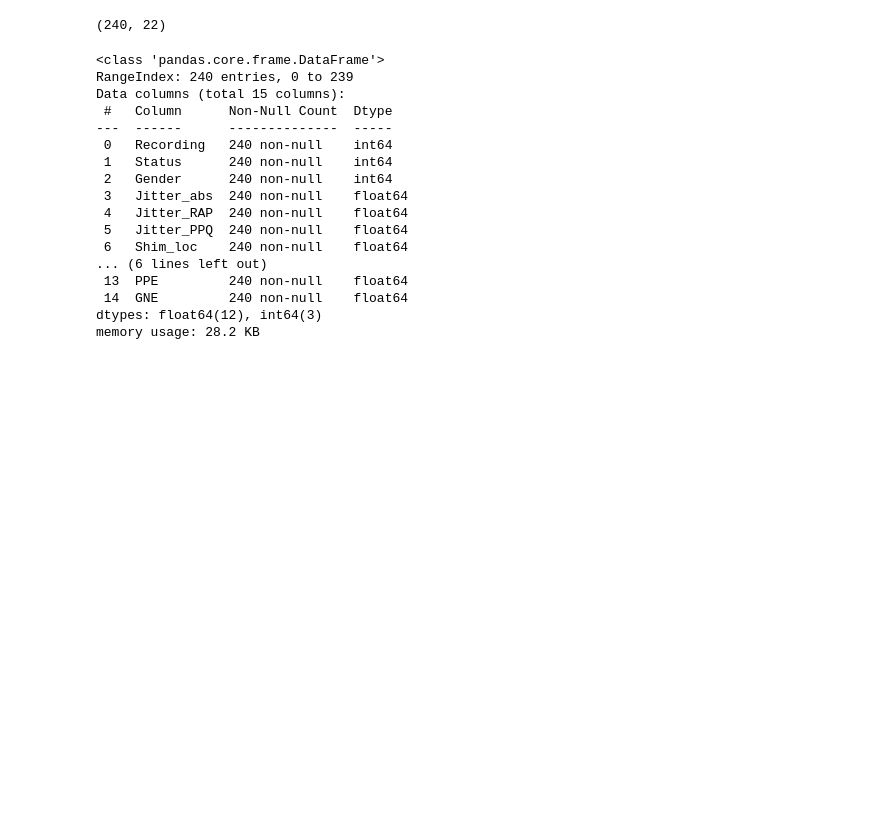
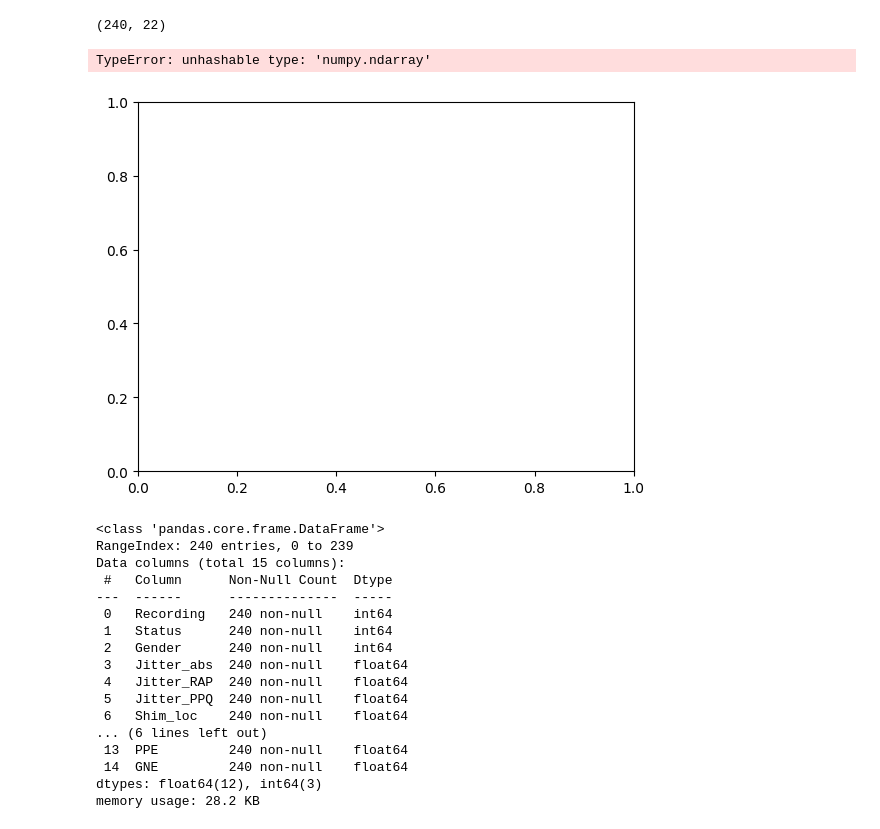
Before and after one commit to Harman1107/Major_Project_Parkinson, a Jupyter notebook: Major Project using Dataset_2.ipynb, the cells around one changed output. Drawn from its saved outputs; the diff is of its cells as text; code cells hidden in the pictures; blank space fills up the shorter version.

```diff
--- a/Major Project using Dataset_2.ipynb
+++ b/Major Project using Dataset_2.ipynb
@@ -33,6 +33,12 @@ parkinsons_data.head()
 parkinsons_data.shape
 # %% [output]
 (240, 22)
+# %%
+plt.plot(parkinsons_data);
+plt.show()
+# %% [output]
+TypeError: unhashable type: 'numpy.ndarray'
+[figure, added]
 # %%
 for column in parkinsons_data.columns:
     if parkinsons_data[column].dtype == 'object':
```
Also changed, not shown: parts of 3 cells of this notebook, 4 other files.
